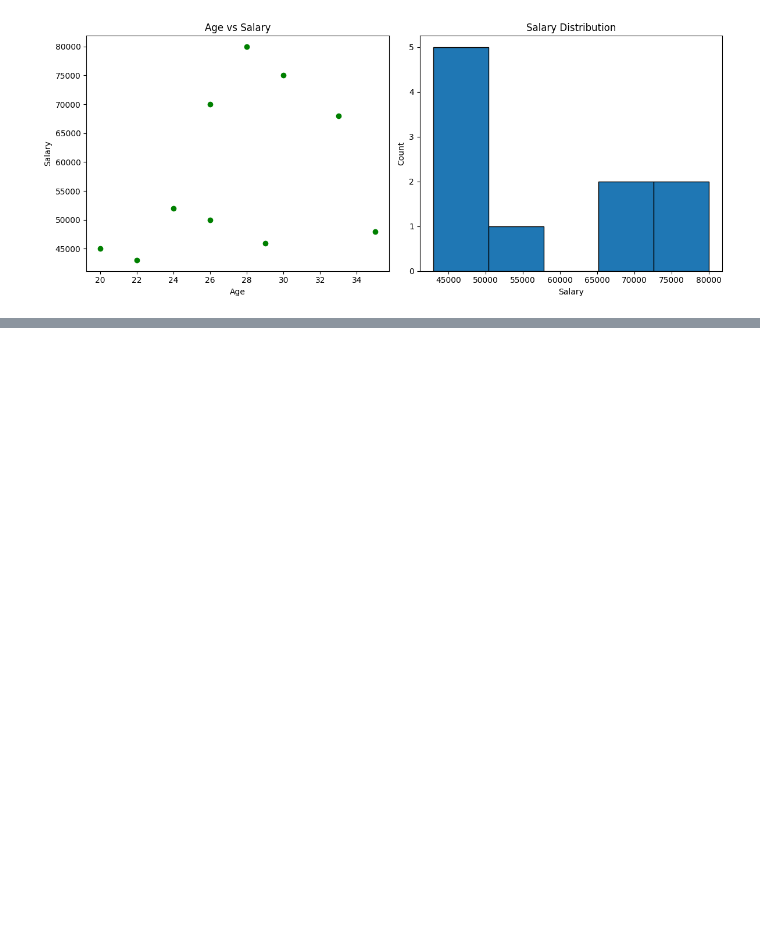
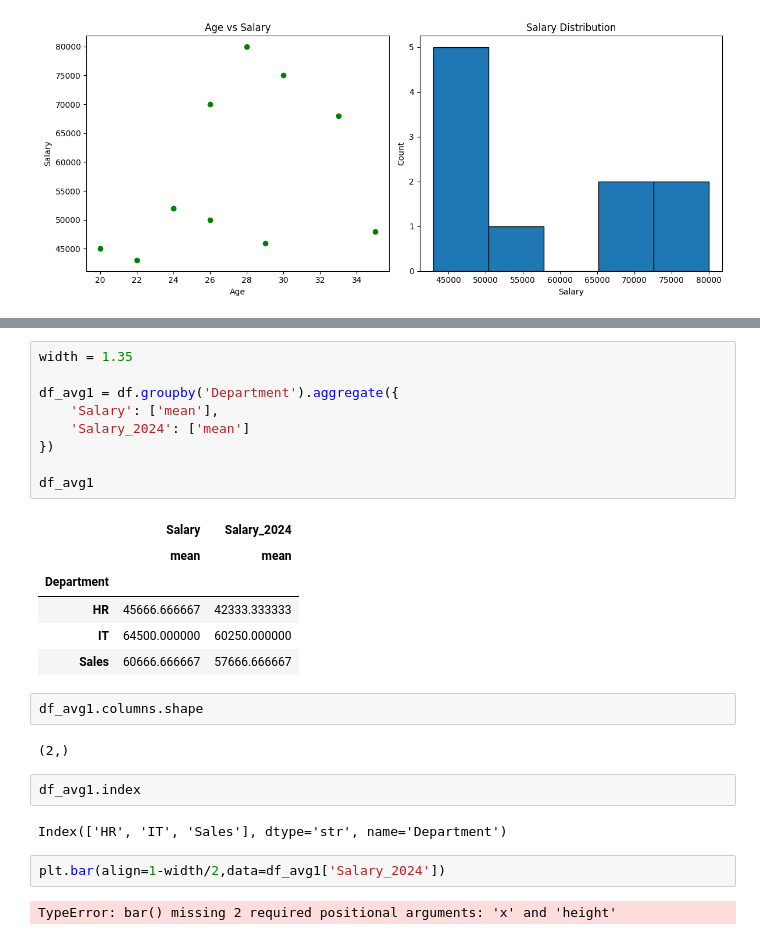
Before and after one commit to RitikSareen/AIPractice, a Jupyter notebook: Matplolib/practice.ipynb, the cells around one changed output, grey strips where cells are left out. Cells and saved outputs as stored; diff of their text form; blank space fills up the shorter version.

```diff
--- a/Matplolib/practice.ipynb
+++ b/Matplolib/practice.ipynb
@@ -242,0 +252,28 @@ plt.show()
+# %%
+width = 1.35
+
+df_avg1 = df.groupby('Department').aggregate({
+    'Salary': ['mean'],
+    'Salary_2024': ['mean']
+})
+
+df_avg1
+# %% [output]
+|  | Salary | Salary_2024 |
+|  | mean | mean |
+| Department |  |  |
+| HR | 45666.666667 | 42333.333333 |
+| IT | 64500.000000 | 60250.000000 |
+| Sales | 60666.666667 | 57666.666667 |
+# %%
+df_avg1.columns.shape
+# %% [output]
+(2,)
+# %%
+df_avg1.index
+# %% [output]
+Index(['HR', 'IT', 'Sales'], dtype='str', name='Department')
+# %%
+plt.bar(align=1-width/2,data=df_avg1['Salary_2024'])
+# %% [output]
+TypeError: bar() missing 2 required positional arguments: 'x' and 'height'
```
Also changed, not shown: parts of 7 cells of this notebook.
